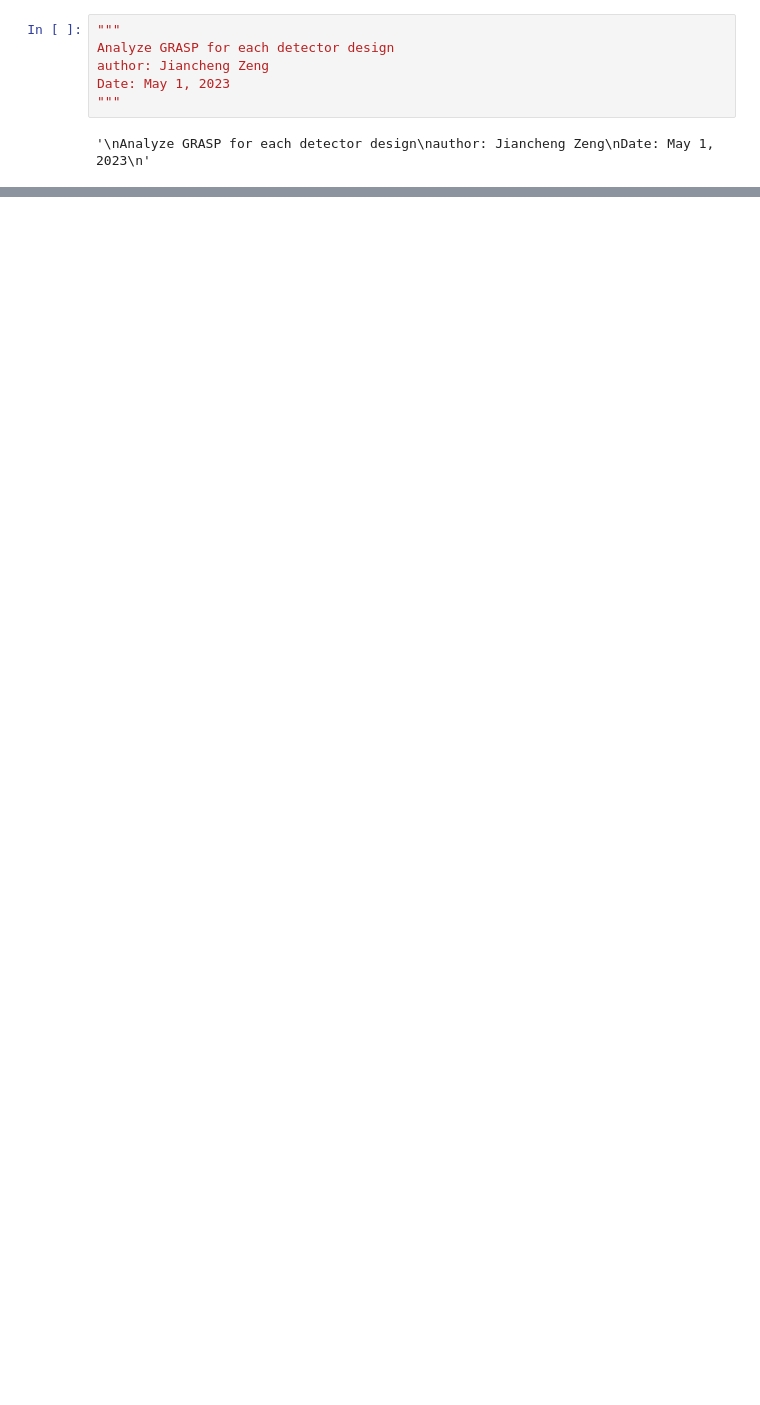
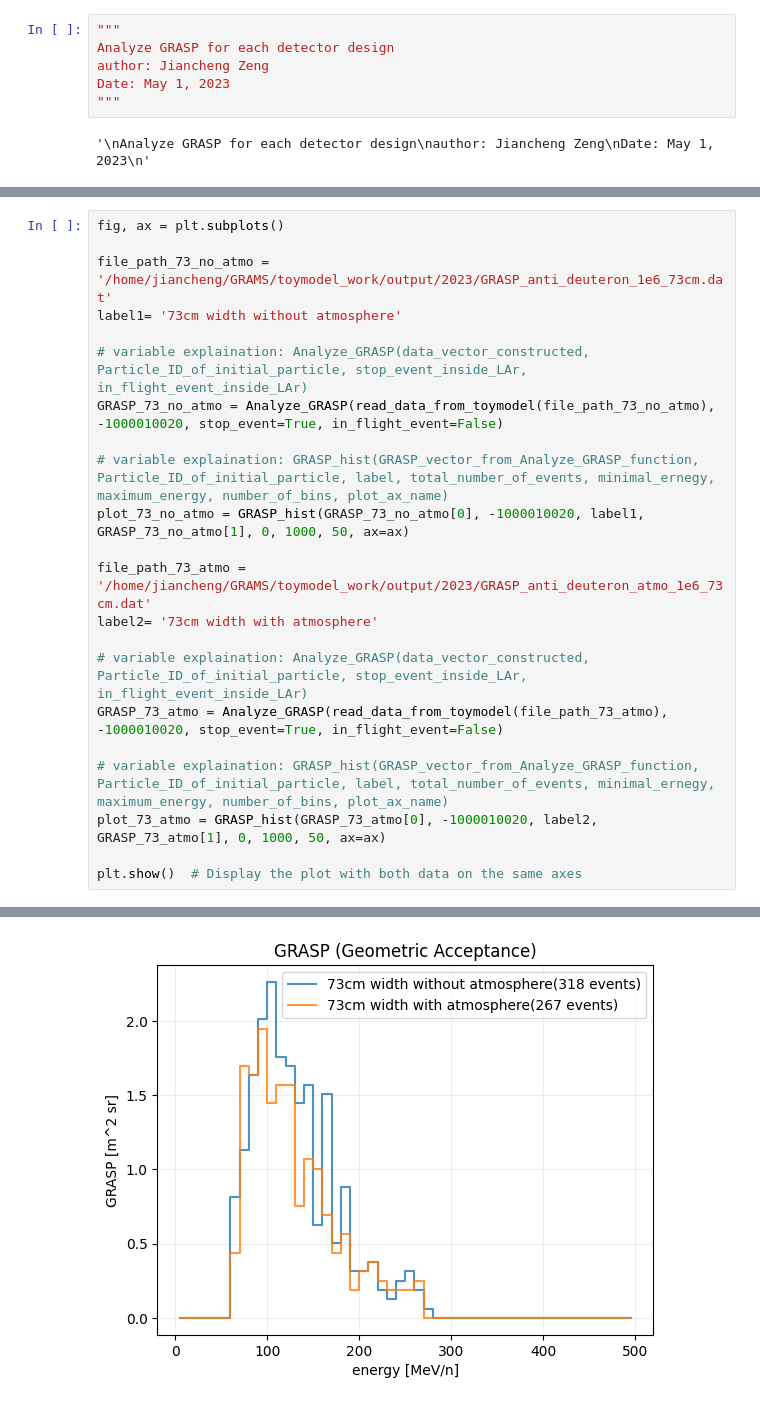
Before and after one commit to Eclipsedclaw/GRAMS, a Jupyter notebook: analysis/2023_Paper/GRASP.ipynb, the cells around one changed output, grey strips where cells are left out. Cells and saved outputs as stored; diff of their text form; blank space fills up the shorter version.

```diff
--- a/analysis/2023_Paper/GRASP.ipynb
+++ b/analysis/2023_Paper/GRASP.ipynb
@@ -150,0 +289,23 @@ Now processing (20862/20863)
+# %%
+fig, ax = plt.subplots()
+
+file_path_73_no_atmo = '/home/jiancheng/GRAMS/toymodel_work/output/2023/GRASP_anti_deuteron_1e6_73cm.dat'
+label1= '73cm width without atmosphere'
+
+# variable explaination: Analyze_GRASP(data_vector_constructed, Particle_ID_of_initial_particle, stop_event_inside_LAr, in_flight_event_inside_LAr)
+GRASP_73_no_atmo = Analyze_GRASP(read_data_from_toymodel(file_path_73_no_atmo), -1000010020, stop_event=True, in_flight_event=False)
+
+# variable explaination: GRASP_hist(GRASP_vector_from_Analyze_GRASP_function, Particle_ID_of_initial_particle, label, total_number_of_events, minimal_ernegy, maximum_energy, number_of_bins, plot_ax_name)
+plot_73_no_atmo = GRASP_hist(GRASP_73_no_atmo[0], -1000010020, label1, GRASP_73_no_atmo[1], 0, 1000, 50, ax=ax)
+
+file_path_73_atmo = '/home/jiancheng/GRAMS/toymodel_work/output/2023/GRASP_anti_deuteron_atmo_1e6_73cm.dat'
+label2= '73cm width with atmosphere'
+
+# variable explaination: Analyze_GRASP(data_vector_constructed, Particle_ID_of_initial_particle, stop_event_inside_LAr, in_flight_event_inside_LAr)
+GRASP_73_atmo = Analyze_GRASP(read_data_from_toymodel(file_path_73_atmo), -1000010020, stop_event=True, in_flight_event=False)
+
+# variable explaination: GRASP_hist(GRASP_vector_from_Analyze_GRASP_function, Particle_ID_of_initial_particle, label, total_number_of_events, minimal_ernegy, maximum_energy, number_of_bins, plot_ax_name)
+plot_73_atmo = GRASP_hist(GRASP_73_atmo[0], -1000010020, label2, GRASP_73_atmo[1], 0, 1000, 50, ax=ax)
+
+plt.show()  # Display the plot with both data on the same axes
+# %% [output]
@@ -150,0 +326 @@ Now processing (20862/20863)
+[figure, added]
```
Also changed, not shown: parts of 5 cells of this notebook.
